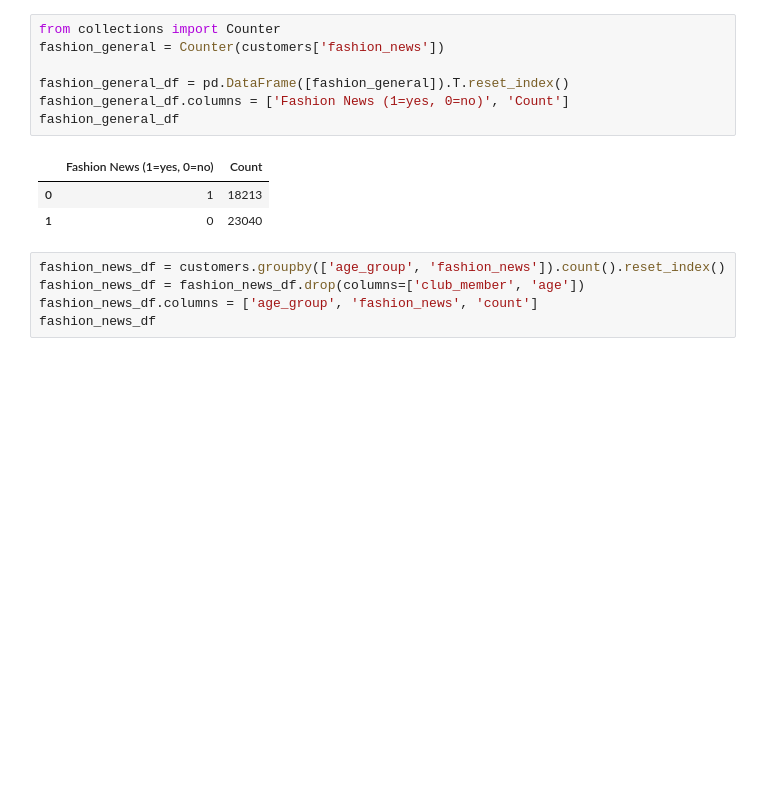
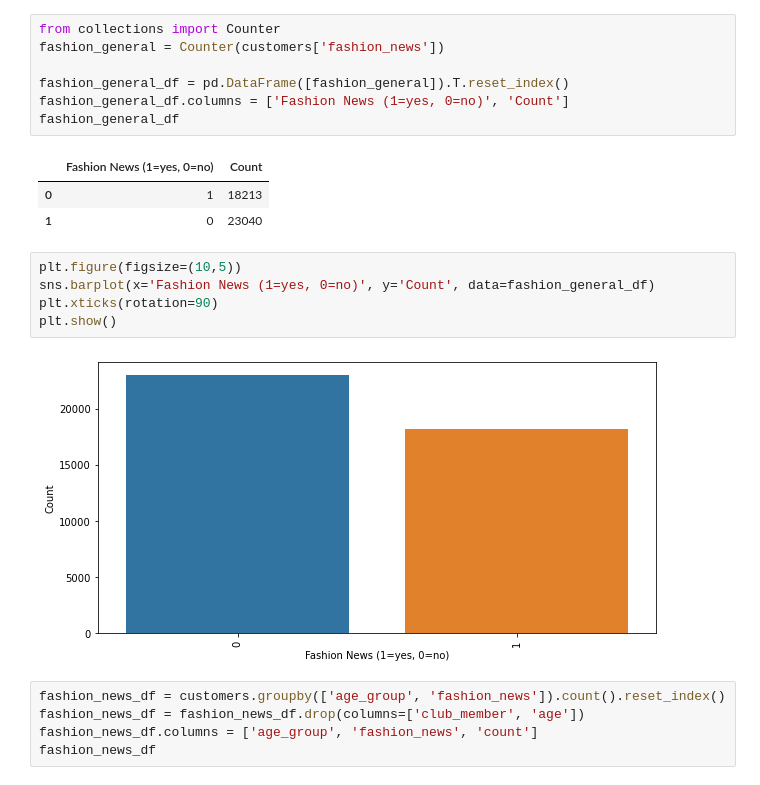
Before and after one commit to alessiabresolin/275601, a Jupyter notebook: project.ipynb, the cells around one changed output. Drawn from its saved outputs; the diff is of its cells as text; blank space fills up the shorter version.

```diff
--- a/project.ipynb
+++ b/project.ipynb
@@ -213,6 +224,13 @@ fashion_general_df
 |  | Fashion News (1=yes, 0=no) | Count |
 | 0 | 1 | 18213 |
 | 1 | 0 | 23040 |
+# %%
+plt.figure(figsize=(10,5))
+sns.barplot(x='Fashion News (1=yes, 0=no)', y='Count', data=fashion_general_df)
+plt.xticks(rotation=90)
+plt.show()
+# %% [output]
+[figure, added]
 # %%
 fashion_news_df = customers.groupby(['age_group', 'fashion_news']).count().reset_index()
 fashion_news_df = fashion_news_df.drop(columns=['club_member', 'age'])
```
Also changed, not shown: parts of 41 cells of this notebook.
